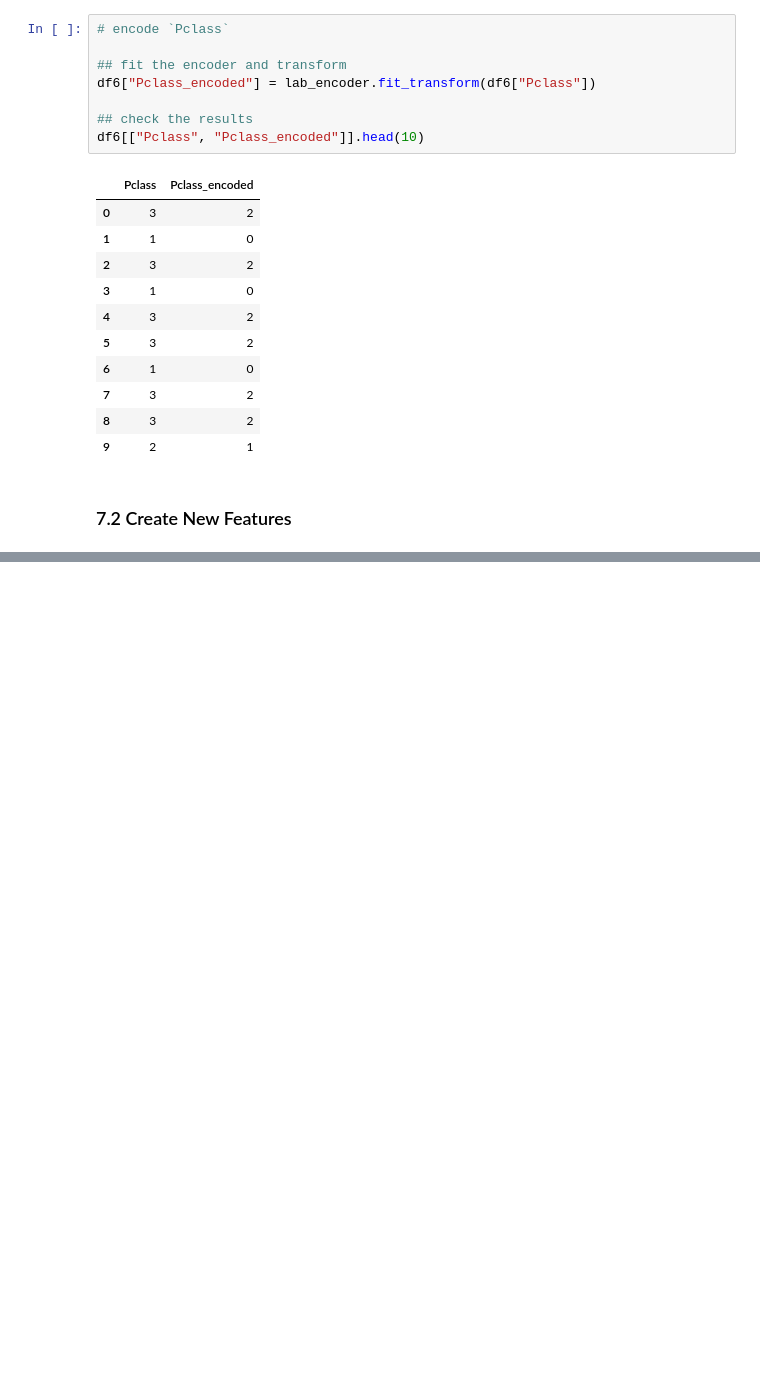
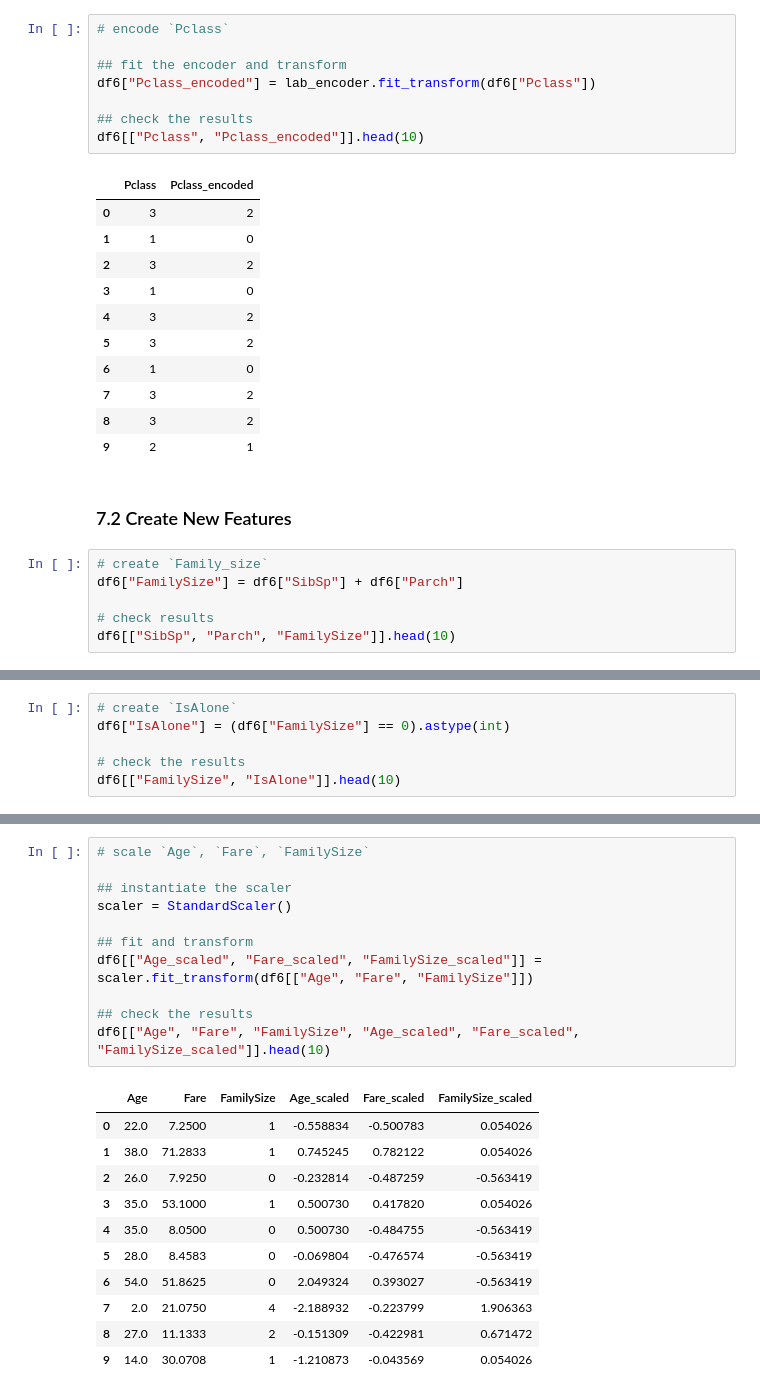
Before and after one commit to svarong-port/data-analytics-projects, a Jupyter notebook: titanic/titanic.ipynb, the cells around one changed output, grey strips where cells are left out. Cells and saved outputs as stored; diff of their text form; blank space fills up the shorter version.

```diff
--- a/titanic/titanic.ipynb
+++ b/titanic/titanic.ipynb
@@ -686,3 +687,9 @@ df6[["Pclass", "Pclass_encoded"]].head(10)
 | 9 | 2 | 1 |
 # %% [markdown]
 ### 7.2 Create New Features
+# %%
+# create `Family_size`
+df6["FamilySize"] = df6["SibSp"] + df6["Parch"]
+
+# check results
+df6[["SibSp", "Parch", "FamilySize"]].head(10)
@@ -688,0 +708,6 @@ df6[["Pclass", "Pclass_encoded"]].head(10)
+# %%
+# create `IsAlone`
+df6["IsAlone"] = (df6["FamilySize"] == 0).astype(int)
+
+# check the results
+df6[["FamilySize", "IsAlone"]].head(10)
@@ -688,0 +749,23 @@ df6[["Pclass", "Pclass_encoded"]].head(10)
+# %%
+# scale `Age`, `Fare`, `FamilySize`
+
+## instantiate the scaler
+scaler = StandardScaler()
+
+## fit and transform
+df6[["Age_scaled", "Fare_scaled", "FamilySize_scaled"]] = scaler.fit_transform(df6[["Age", "Fare", "FamilySize"]])
+
+## check the results
+df6[["Age", "Fare", "FamilySize", "Age_scaled", "Fare_scaled", "FamilySize_scaled"]].head(10)
+# %% [output]
+|  | Age | Fare | FamilySize | Age_scaled | Fare_scaled | FamilySize_scaled |
+| 0 | 22.0 | 7.2500 | 1 | -0.558834 | -0.500783 | 0.054026 |
+| 1 | 38.0 | 71.2833 | 1 | 0.745245 | 0.782122 | 0.054026 |
+| 2 | 26.0 | 7.9250 | 0 | -0.232814 | -0.487259 | -0.563419 |
+| 3 | 35.0 | 53.1000 | 1 | 0.500730 | 0.417820 | 0.054026 |
+| 4 | 35.0 | 8.0500 | 0 | 0.500730 | -0.484755 | -0.563419 |
+| 5 | 28.0 | 8.4583 | 0 | -0.069804 | -0.476574 | -0.563419 |
+| 6 | 54.0 | 51.8625 | 0 | 2.049324 | 0.393027 | -0.563419 |
+| 7 | 2.0 | 21.0750 | 4 | -2.188932 | -0.223799 | 1.906363 |
+| 8 | 27.0 | 11.1333 | 2 | -0.151309 | -0.422981 | 0.671472 |
+| 9 | 14.0 | 30.0708 | 1 | -1.210873 | -0.043569 | 0.054026 |
```
Also changed, not shown: parts of 5 cells of this notebook.
